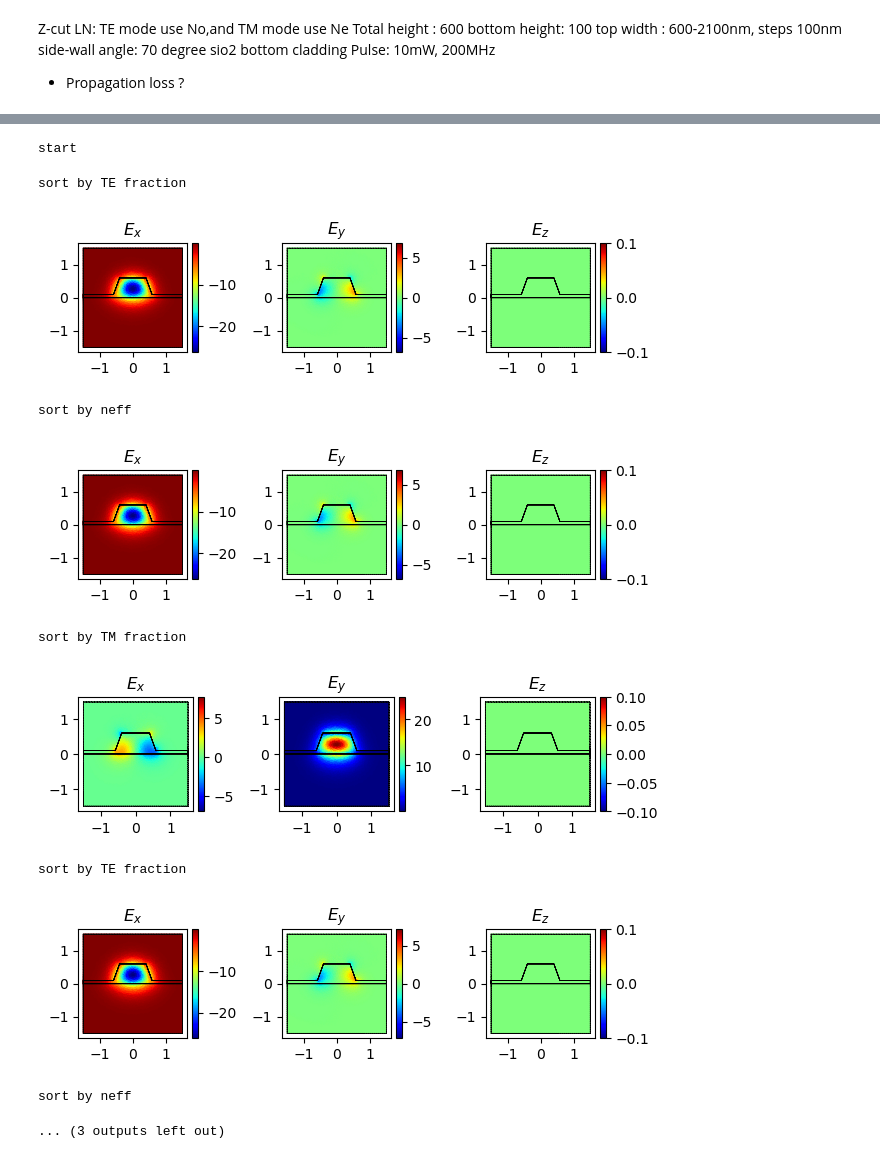
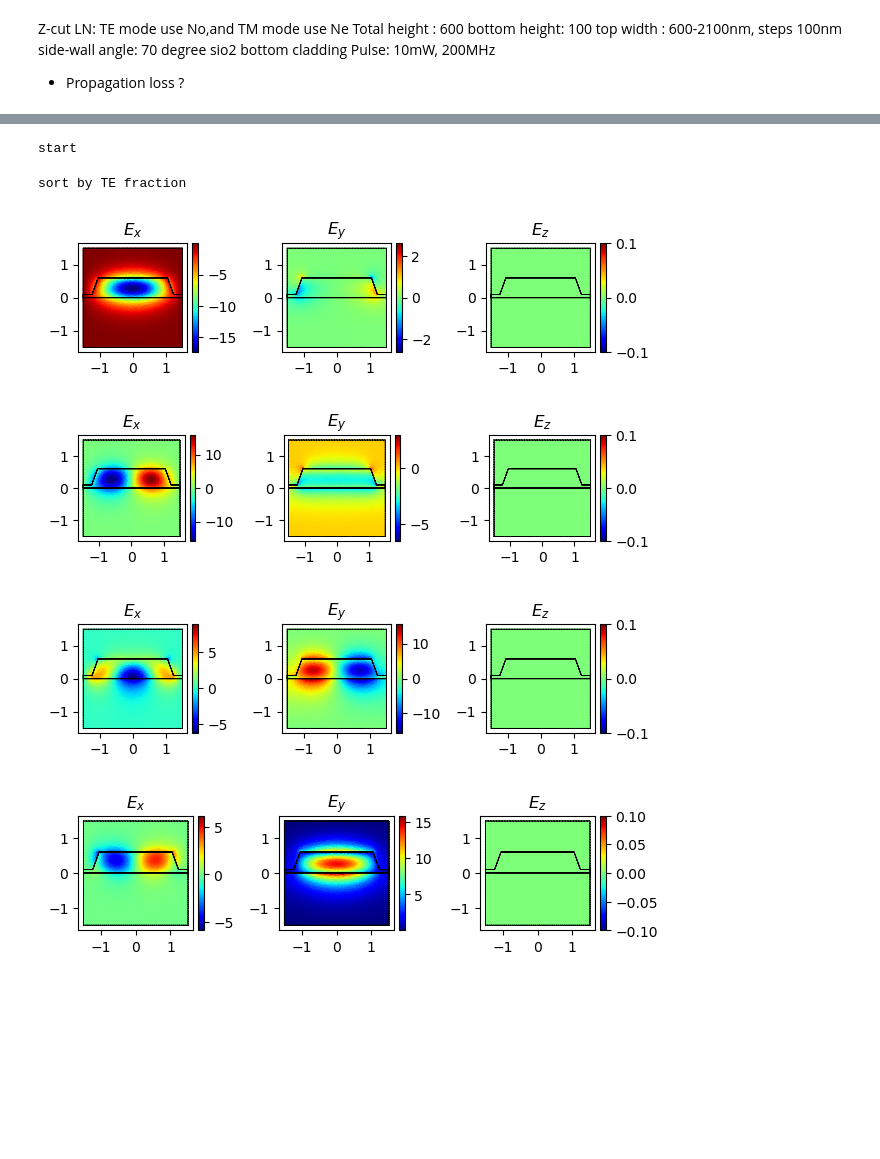
Before and after one commit to elizaleung830/SC-generation-stimulation, a Jupyter notebook: SCG_Stimulation/Simulation/2.1um/GVD.ipynb, the cells around one changed output, grey strips where cells are left out. Cells and saved outputs as stored; diff of their text form; code cells hidden in the pictures; blank space fills up the shorter version.

```diff
--- a/SCG_Stimulation/Simulation/2.1um/GVD.ipynb
+++ b/SCG_Stimulation/Simulation/2.1um/GVD.ipynb
@@ -69,13 +69,9 @@ print("start")
 # Calculate dispersion and gamma
 basis0 = Basis(mesh, ElementTriP0())
 epsilon = basis0.zeros()
-wavelength_list = [1500]
+wavelength_list = [2000]
 
-for ray in ["o", "e"]:
-    neff_list_te = []
-    aeff_list_te = []
-    neff_list_tm = []
-    aeff_list_tm = []
+for ray in ["o"]:
 
     n_core = lambda w: n_LNOI(w, ray=ray)
     n_buffer = n_SiO2
@@ -88,36 +84,19 @@ for ray in ["o", "e"]:
 
         for subdomain, n in n_dict.items():
             epsilon[basis0.get_dofs(elements=subdomain)] = n(wavelength) ** 2
-        modes = compute_modes(basis0, epsilon, wavelength=wavelength, num_modes=3, order=1)
+        modes = compute_modes(basis0, epsilon, wavelength=wavelength, num_modes=4, order=1)
 
         ## te mode
         print("sort by TE fraction")
         modes_sorted = modes.sorted(key=lambda mode: -np.real(mode.te_fraction))
         mode = modes_sorted[0]
-        neff_list_te.append(np.real(mode.n_eff))
-        aeff_list_te.append(mode.calculate_effective_area())
-        mode.show(mode.E.real, direction = "x")
+        modes_sorted[0].show(modes_sorted[0].E.real, direction = "x")
+        modes_sorted[1].show(modes_sorted[1].E.real, direction = "x")
+        modes_sorted[2].show(modes_sorted[2].E.real, direction = "x")
+        modes_sorted[3].show(modes_sorted[3].E.real, direction = "x")
 
-        ## sort by neff
-        print("sort by neff")
-        modes_sorted = modes.sorted(key=lambda mode: -np.real(mode.n_eff))
-        mode = modes_sorted[0]
-        mode.show(mode.E.real, direction = "x")
-
-        ## tm mode
-        print("sort by TM fraction")
-        modes_sorted = modes.sorted(key=lambda mode: -np.real(mode.tm_fraction))
-        if modes_sorted[0].tm_fraction < 0.7:
-            print(f"at {wavelength}um, mode has highest tm_fraction of f{modes_sorted[0].tm_fraction}")
-        mode = modes_sorted[0]
-        neff_list_tm.append(np.real(mode.n_eff))
-        aeff_list_tm.append(mode.calculate_effective_area())
-        mode.show(mode.E.real, direction = "x")
-
-
-    neff_list_te = np.array(neff_list_te)
-    aeff_list_te = np.array(aeff_list_te)
-    neff_list_tm = np.array(neff_list_tm)
-    aeff_list_tm = np.array(aeff_list_tm)
-    wls = np.array(wavelength_list)
+        modes_sorted[0].show(modes_sorted[0].H.real, direction = "x")
+        modes_sorted[1].show(modes_sorted[1].H.real, direction = "x")
+        modes_sorted[2].show(modes_sorted[2].H.real, direction = "x")
+        modes_sorted[3].show(modes_sorted[3].H.real, direction = "x")
 # %% [output]
@@ -126,14 +105,9 @@ for ray in ["o", "e"]:
 start
 sort by TE fraction
-[figure, old version]
+[figure, new version]
-sort by neff
-[figure, old version]
+[figure, new version]
-sort by TM fraction
-[figure, old version]
+[figure, new version]
-sort by TE fraction
-[figure, old version]
+[figure, new version]
-sort by neff
-... (3 outputs left out)
 # %%
 from numpy.polynomial import Polynomial
 import numpy as np
```
Also changed, not shown: parts of 2 cells of this notebook, 9 other files.
